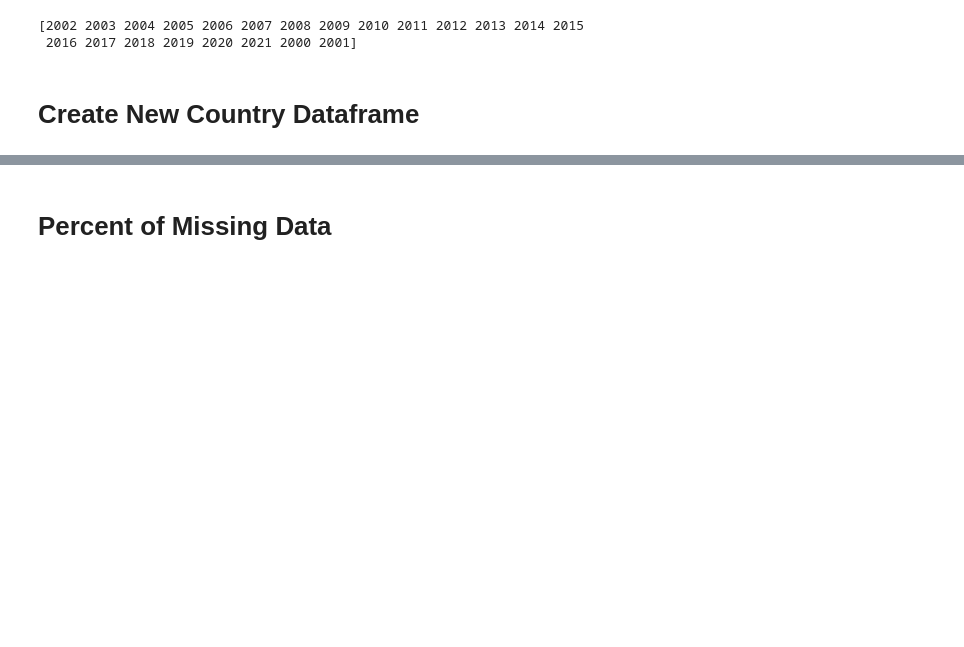
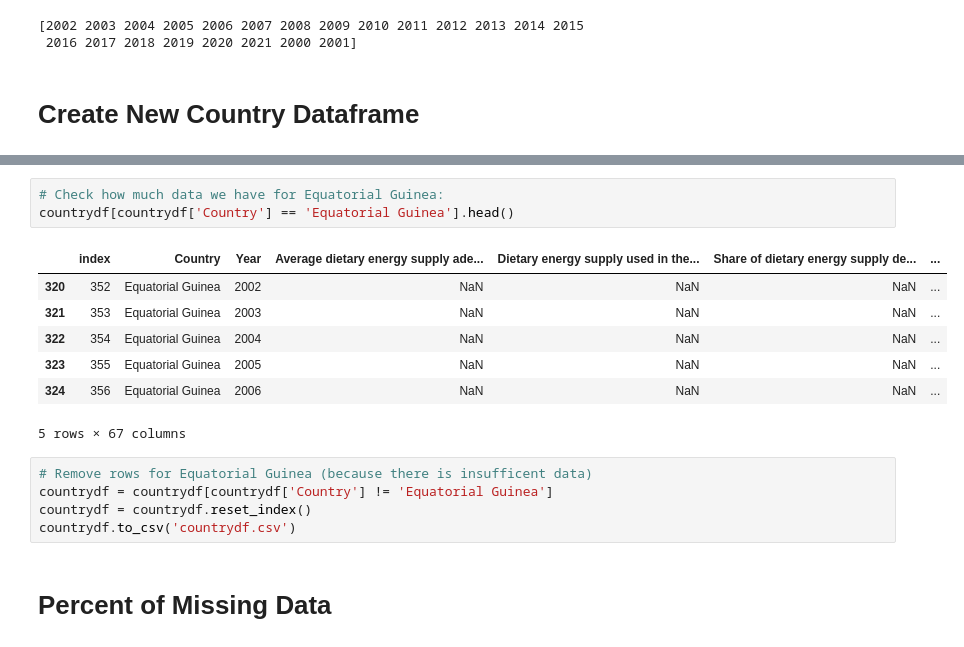
Before and after one commit to bakerjf1993/Supply-Chain, a Jupyter notebook: Food_Security_Analysis-Git.ipynb, the cells around one changed output, grey strips where cells are left out. Saved outputs shown, nothing was run; the diff lists cells and outputs as text; blank space fills up the shorter version.

```diff
--- a/Food_Security_Analysis-Git.ipynb
+++ b/Food_Security_Analysis-Git.ipynb
@@ -159,3 +207,19 @@ for i in range(0, len(countrydf)-1):
+# %%
+# Check how much data we have for Equatorial Guinea:
+countrydf[countrydf['Country'] == 'Equatorial Guinea'].head()
+# %% [output]
+|  | index | Country | Year | Average dietary energy supply ade... | Dietary energy supply used in the... | Share of dietary energy supply de... | ... |
+| 320 | 352 | Equatorial Guinea | 2002 | NaN | NaN | NaN | ... |
+| 321 | 353 | Equatorial Guinea | 2003 | NaN | NaN | NaN | ... |
+| 322 | 354 | Equatorial Guinea | 2004 | NaN | NaN | NaN | ... |
+| 323 | 355 | Equatorial Guinea | 2005 | NaN | NaN | NaN | ... |
+| 324 | 356 | Equatorial Guinea | 2006 | NaN | NaN | NaN | ... |
+5 rows × 67 columns
+# %%
+# Remove rows for Equatorial Guinea (because there is insufficent data)
+countrydf = countrydf[countrydf['Country'] != 'Equatorial Guinea']
+countrydf = countrydf.reset_index()
+countrydf.to_csv('countrydf.csv')
 # %% [markdown]
 # Percent of Missing Data
 # %%
```
Also changed, not shown: parts of 27 cells of this notebook, 3 other files.
